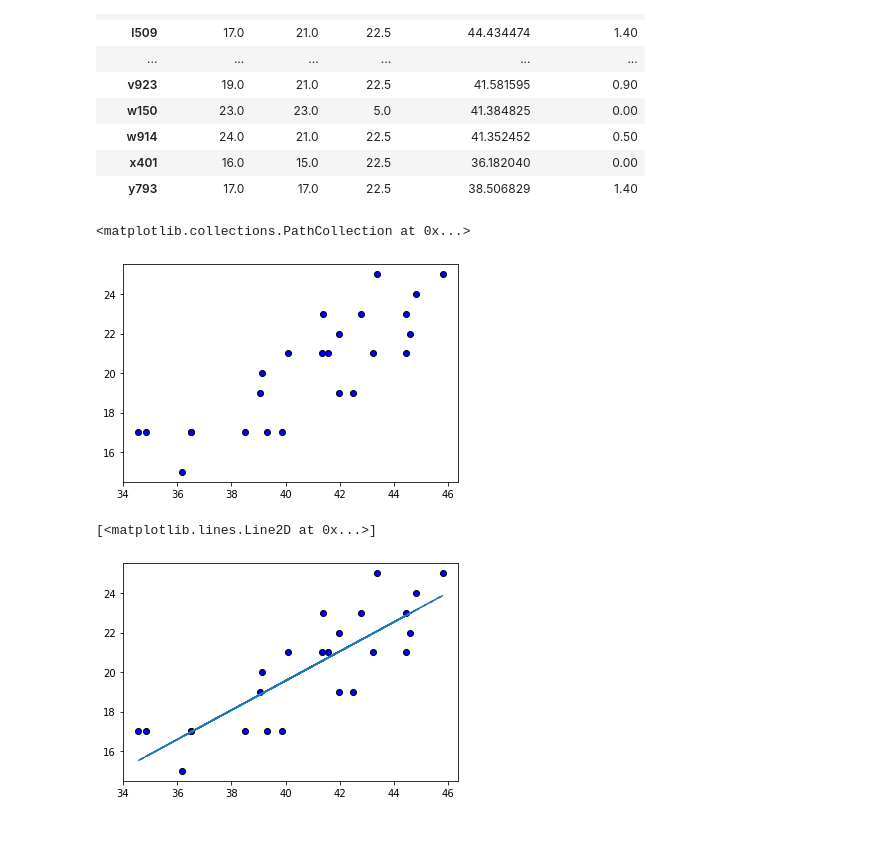
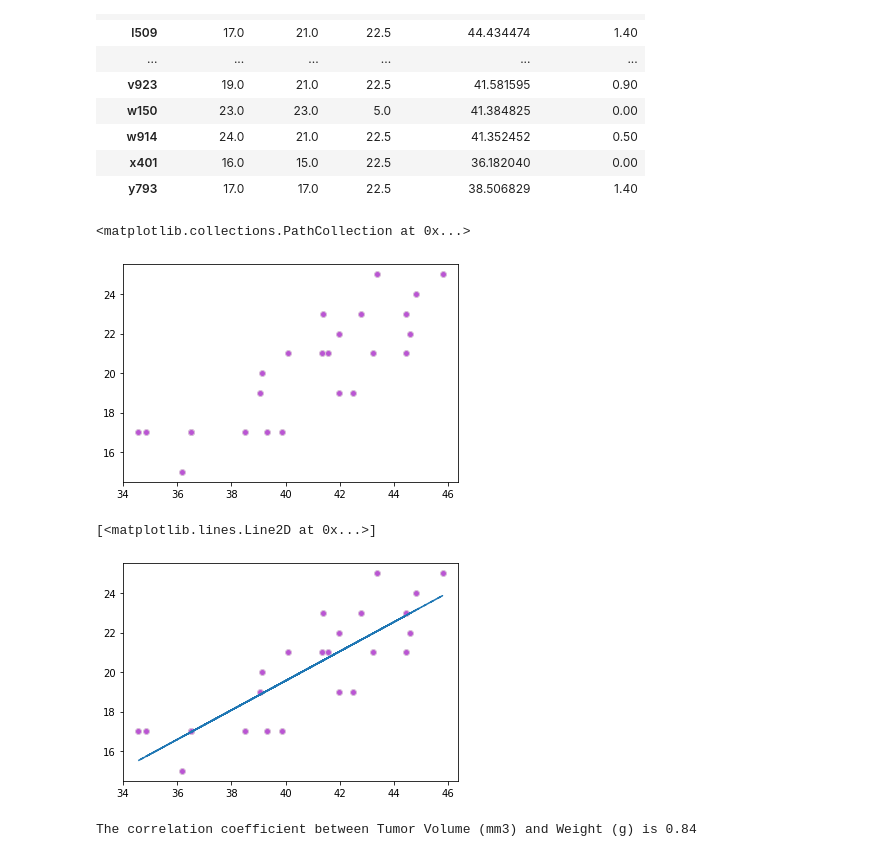
Before and after one commit to anajuarezar/matplotlib-challenge, a Jupyter notebook: pymaceuticals.ipynb, the cells around one changed output. Cells and saved outputs as stored; diff of their text form; code cells hidden in the pictures.

```diff
--- a/pymaceuticals.ipynb
+++ b/pymaceuticals.ipynb
@@ -445,18 +438,24 @@ mean_cap
 | x401 | 16.0 | 15.0 | 22.5 | 36.182040 | 0.00 |
 | y793 | 17.0 | 17.0 | 22.5 | 38.506829 | 1.40 |
 # %%
-plt.scatter(mean_cap["Tumor Volume (mm3)"], mean_cap["Weight (g)"], marker="o", facecolors="blue", edgecolors="black")
+plt.scatter(mean_cap["Tumor Volume (mm3)"], mean_cap["Weight (g)"], marker="o", facecolors="mediumorchid", edgecolors="thistle")
 # %% [output]
 <matplotlib.collections.PathCollection at 0x...>
-[figure, old version]
+[figure, new version]
 # %%
  # Calculate the correlation coefficient and linear regression model
 # for mouse weight and average tumor volume for the Capomulin regimen
 vc_slope, vc_int, vc_r, vc_p, vc_std_err = stats.linregress(mean_cap["Tumor Volume (mm3)"], mean_cap["Weight (g)"])
 vc_fit = vc_slope * mean_cap["Tumor Volume (mm3)"] + vc_int
 # %%
-plt.scatter(mean_cap["Tumor Volume (mm3)"], mean_cap["Weight (g)"], marker="o", facecolors="blue", edgecolors="black")
+plt.scatter(mean_cap["Tumor Volume (mm3)"], mean_cap["Weight (g)"], marker="o", facecolors="mediumorchid", edgecolors="thistle")
 plt.plot(mean_cap["Tumor Volume (mm3)"],vc_fit,"--")
 # %% [output]
 [<matplotlib.lines.Line2D at 0x...>]
-[figure, old version]
+[figure, new version]
+# %%
+cor_volume = mean_cap["Tumor Volume (mm3)"]
+cor_weight = mean_cap["Weight (g)"]
+print(f"The correlation coefficient between Tumor Volume (mm3) and Weight (g) is {round(st.pearsonr(cor_volume, cor_weight)[0],2)}")
+# %% [output]
+The correlation coefficient between Tumor Volume (mm3) and Weight (g) is 0.84
```
Also changed, not shown: parts of 8 cells of this notebook, 1 other file.
